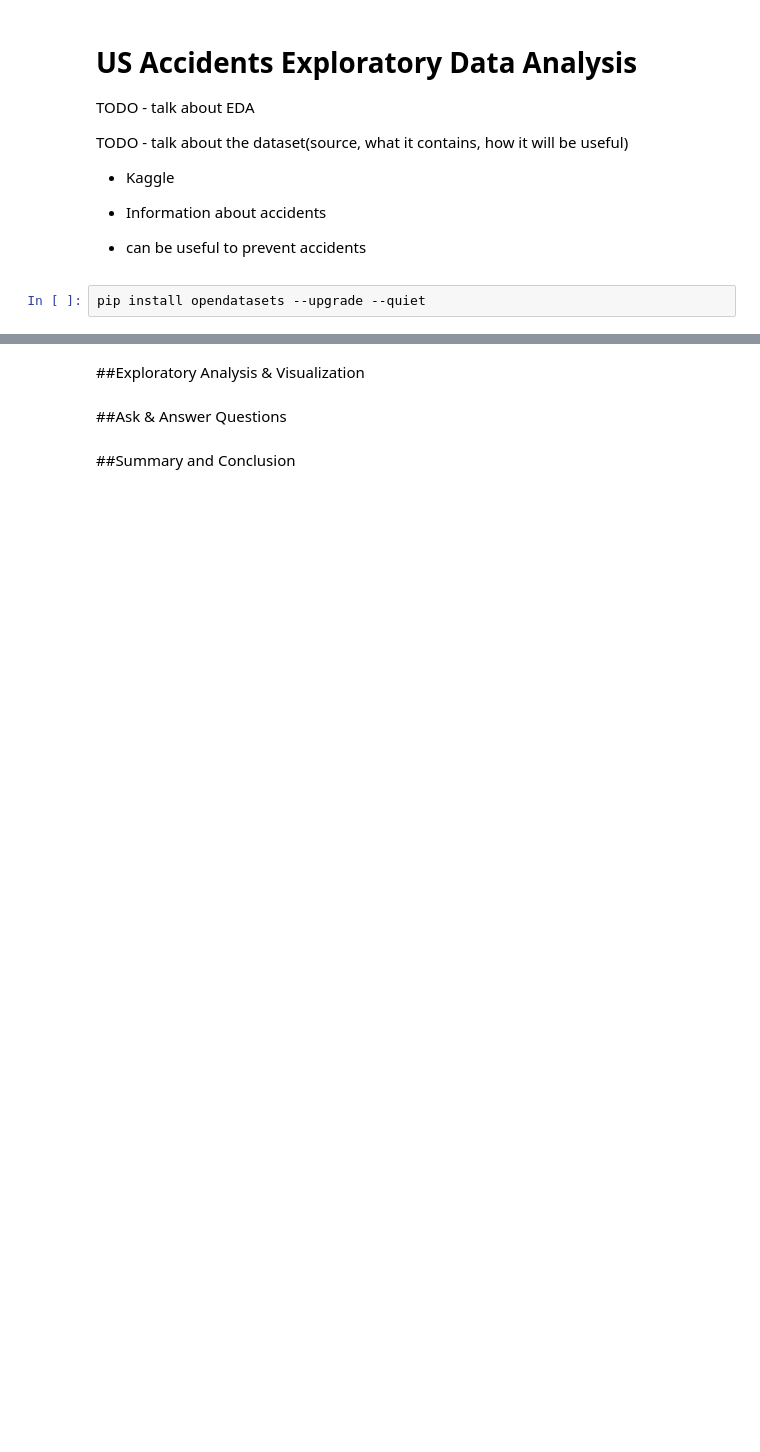
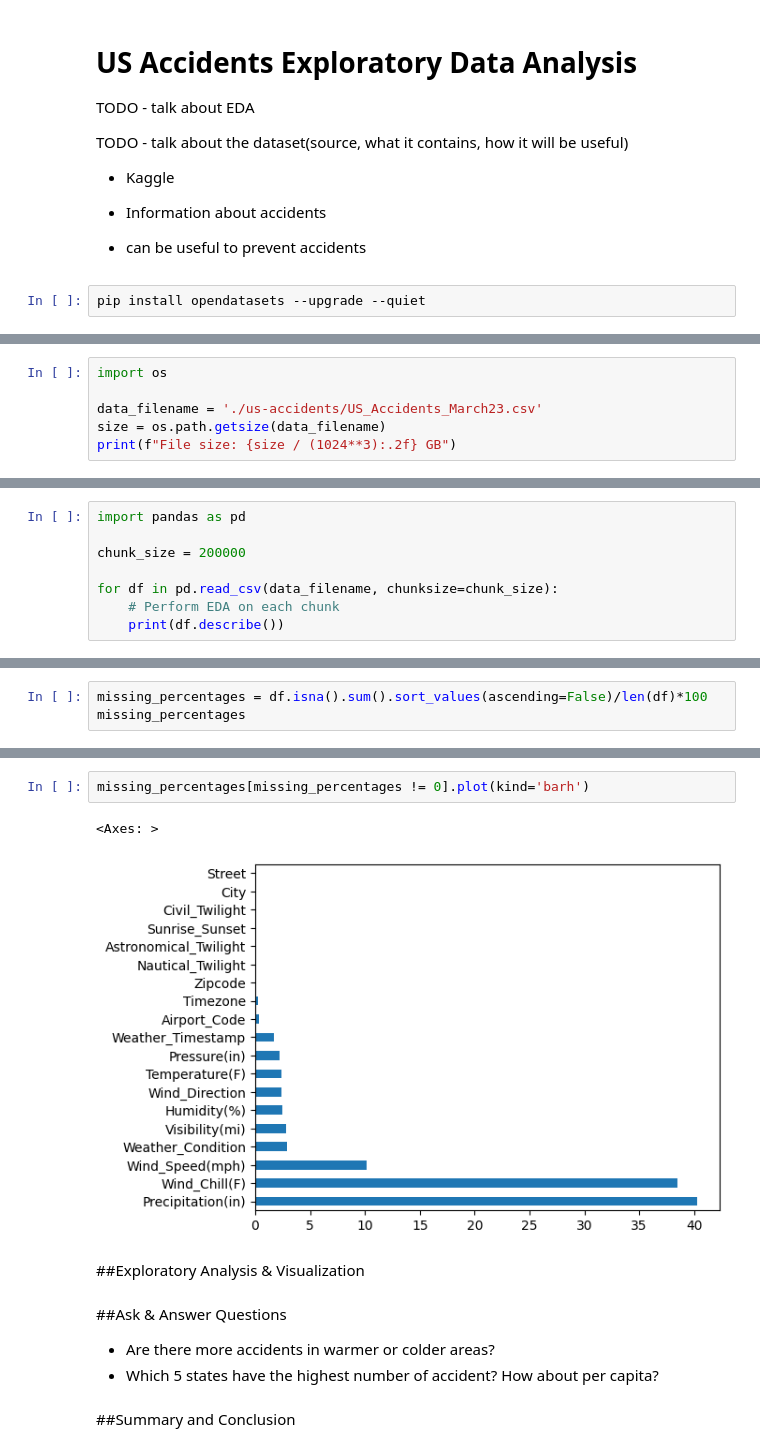
Before and after one commit to MuntasirAraf14/EDA_-Exploratory-Data-Analysis-, a Jupyter notebook: EDA_project(1).ipynb, the cells around one changed output, grey strips where cells are left out. Saved outputs shown, nothing was run; the diff lists cells and outputs as text; blank space fills up the shorter version.

Commit message:
Working with Pandas for missing_data labels

```diff
--- a/EDA_project(1).ipynb
+++ b/EDA_project(1).ipynb
@@ -29,0 +26,6 @@ Downloading us-accidents.zip to ./us-accidents
+# %%
+import os
+
+data_filename = './us-accidents/US_Accidents_March23.csv'
+size = os.path.getsize(data_filename)
+print(f"File size: {size / (1024**3):.2f} GB")
@@ -29,0 +44,8 @@ Downloading us-accidents.zip to ./us-accidents
+# %%
+import pandas as pd
+
+chunk_size = 200000
+
+for df in pd.read_csv(data_filename, chunksize=chunk_size):
+    # Perform EDA on each chunk
+    print(df.describe())
@@ -29,0 +97,3 @@ Downloading us-accidents.zip to ./us-accidents
+# %%
+missing_percentages = df.isna().sum().sort_values(ascending=False)/len(df)*100
+missing_percentages
@@ -30,6 +119,16 @@ Downloading us-accidents.zip to ./us-accidents
+# %%
+missing_percentages[missing_percentages != 0].plot(kind='barh')
+# %% [output]
+<Axes: >
+[figure, added]
 # %% [markdown]
 ##Exploratory Analysis & Visualization
-# %% [markdown]
-##Ask & Answer Questions
+# %% [markdown]
+##Ask & Answer Questions
+
+
+
+*   Are there more accidents in warmer or colder areas?
+*   Which 5 states have the highest number of accident? How about per capita?
 # %% [markdown]
 ##Summary and Conclusion
```
Also changed, not shown: parts of 14 cells of this notebook.
